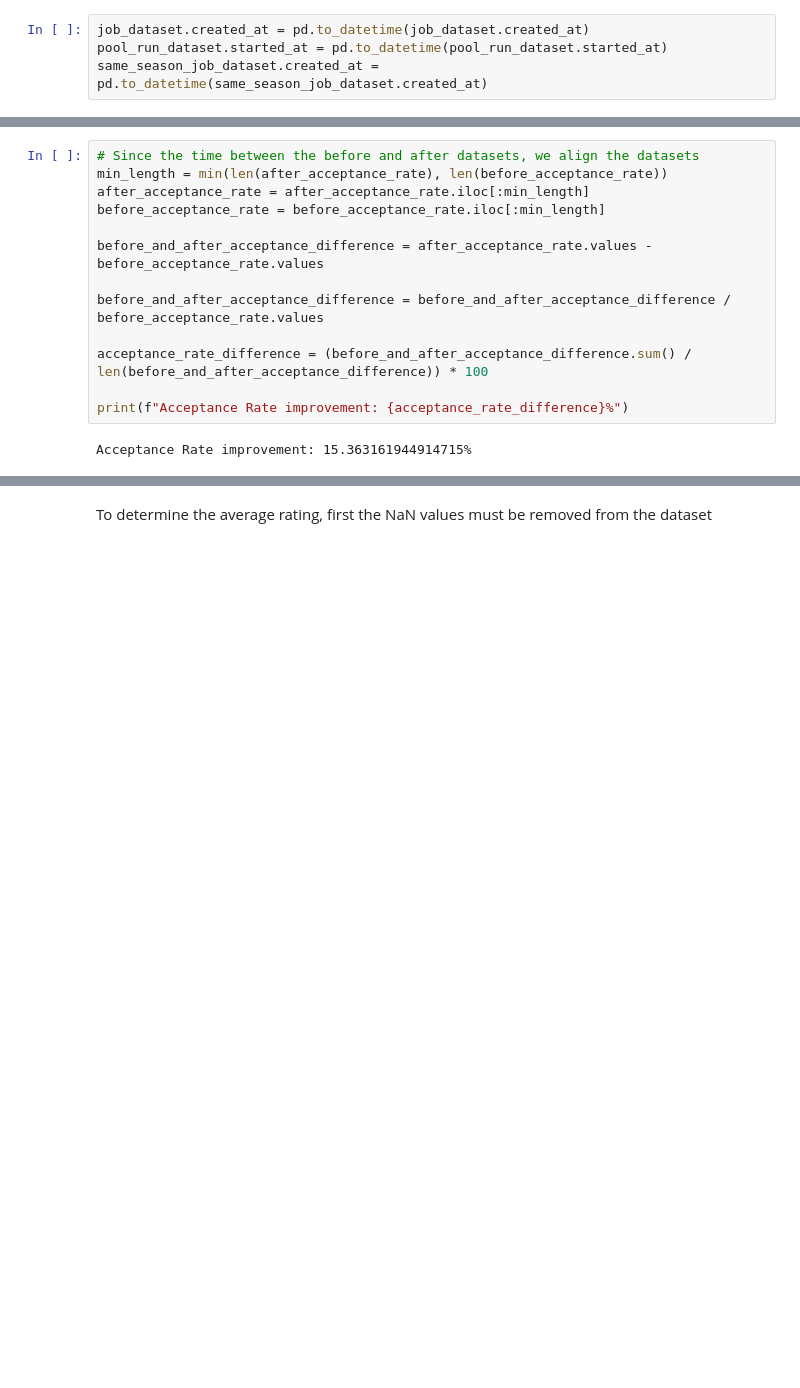
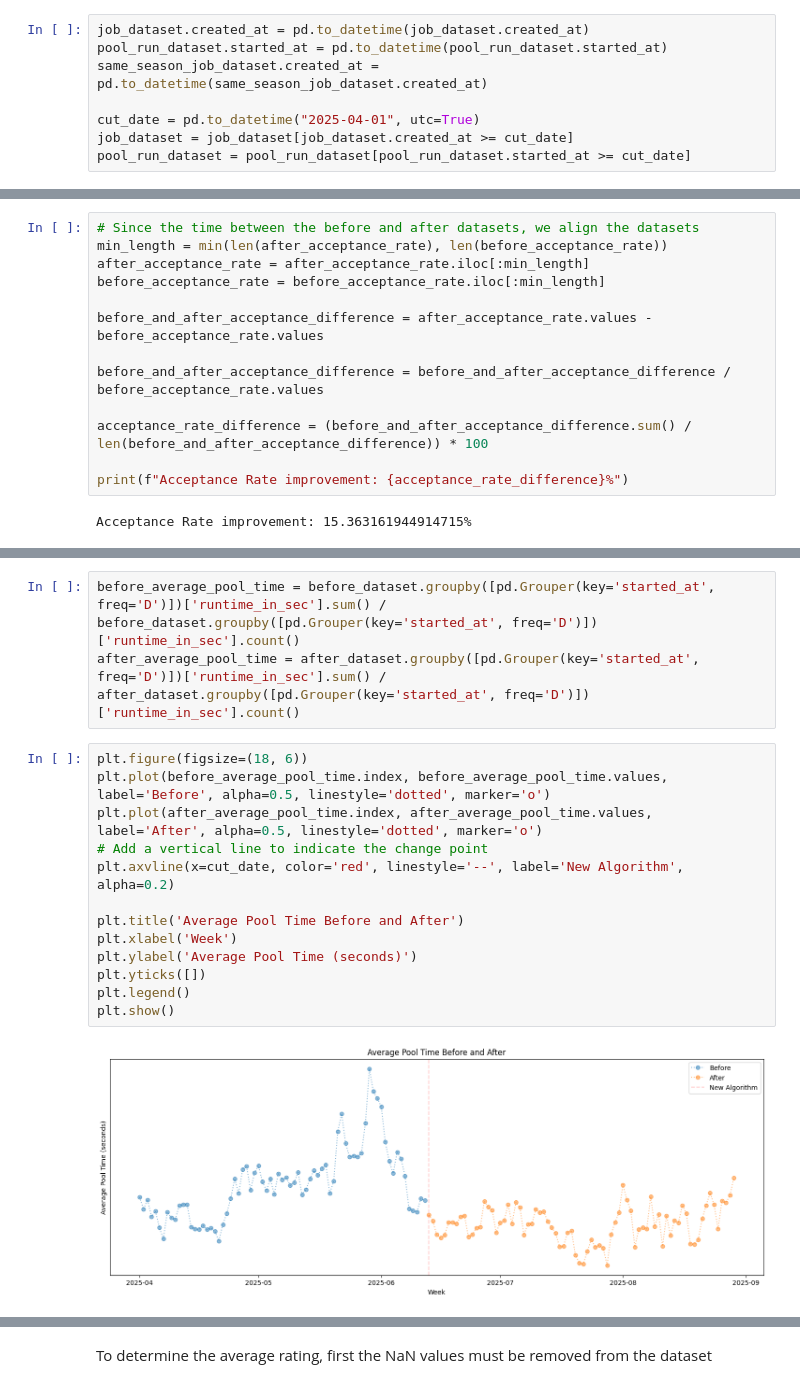
Before and after one commit to diogo-gaspar23/thesis-results-analysis, a Jupyter notebook: results_analysis.ipynb, the cells around one changed output, grey strips where cells are left out. Cells and saved outputs as stored; diff of their text form; blank space fills up the shorter version.

Commit message:
Add pool time and time to accept

```diff
--- a/results_analysis.ipynb
+++ b/results_analysis.ipynb
@@ -13,6 +13,10 @@ pool_run_dataset = pd.read_csv('datasets/pool_run_dataset.csv')
 job_dataset.created_at = pd.to_datetime(job_dataset.created_at)
 pool_run_dataset.started_at = pd.to_datetime(pool_run_dataset.started_at)
 same_season_job_dataset.created_at = pd.to_datetime(same_season_job_dataset.created_at)
+
+cut_date = pd.to_datetime("2025-04-01", utc=True)
+job_dataset = job_dataset[job_dataset.created_at >= cut_date]
+pool_run_dataset = pool_run_dataset[pool_run_dataset.started_at >= cut_date]
 # %% [markdown]
 ### Cancellation Rate Analysis
 # %% [markdown]
@@ -173,0 +209,18 @@ Acceptance Rate improvement: 15.363161944914715%
+# %%
+before_average_pool_time = before_dataset.groupby([pd.Grouper(key='started_at', freq='D')])['runtime_in_sec'].sum() / before_dataset.groupby([pd.Grouper(key='started_at', freq='D')])['runtime_in_sec'].count()
+after_average_pool_time = after_dataset.groupby([pd.Grouper(key='started_at', freq='D')])['runtime_in_sec'].sum() / after_dataset.groupby([pd.Grouper(key='started_at', freq='D')])['runtime_in_sec'].count()
+# %%
+plt.figure(figsize=(18, 6))
+plt.plot(before_average_pool_time.index, before_average_pool_time.values, label='Before', alpha=0.5, linestyle='dotted', marker='o')
+plt.plot(after_average_pool_time.index, after_average_pool_time.values, label='After', alpha=0.5, linestyle='dotted', marker='o')
+# Add a vertical line to indicate the change point
+plt.axvline(x=cut_date, color='red', linestyle='--', label='New Algorithm', alpha=0.2)
+
+plt.title('Average Pool Time Before and After')
+plt.xlabel('Week')
+plt.ylabel('Average Pool Time (seconds)')
+plt.yticks([])
+plt.legend()
+plt.show()
+# %% [output]
+[figure, added]
```
Also changed, not shown: parts of 15 cells of this notebook, 1 other file.
